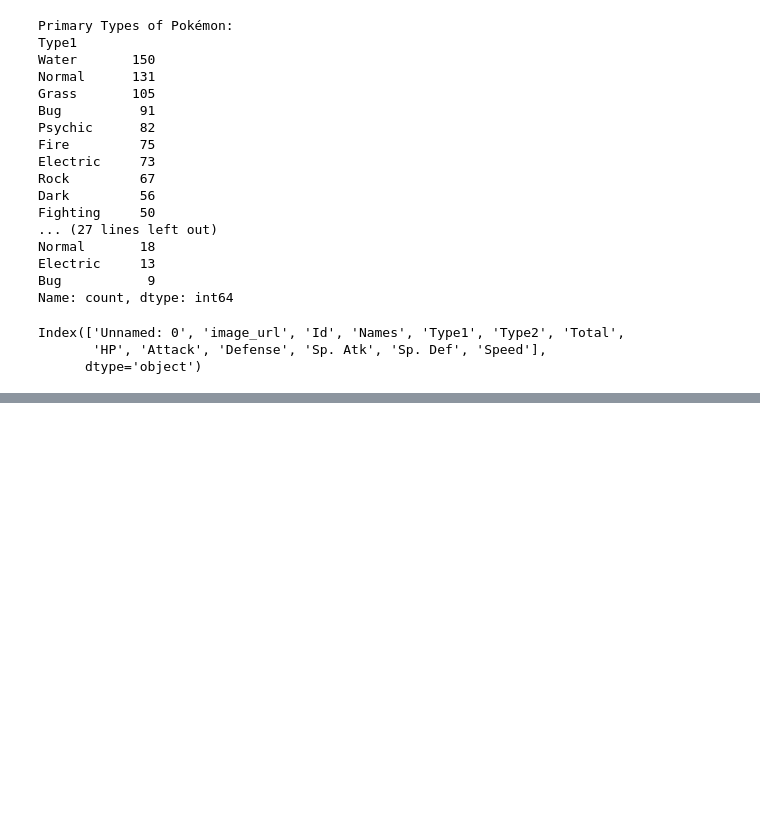
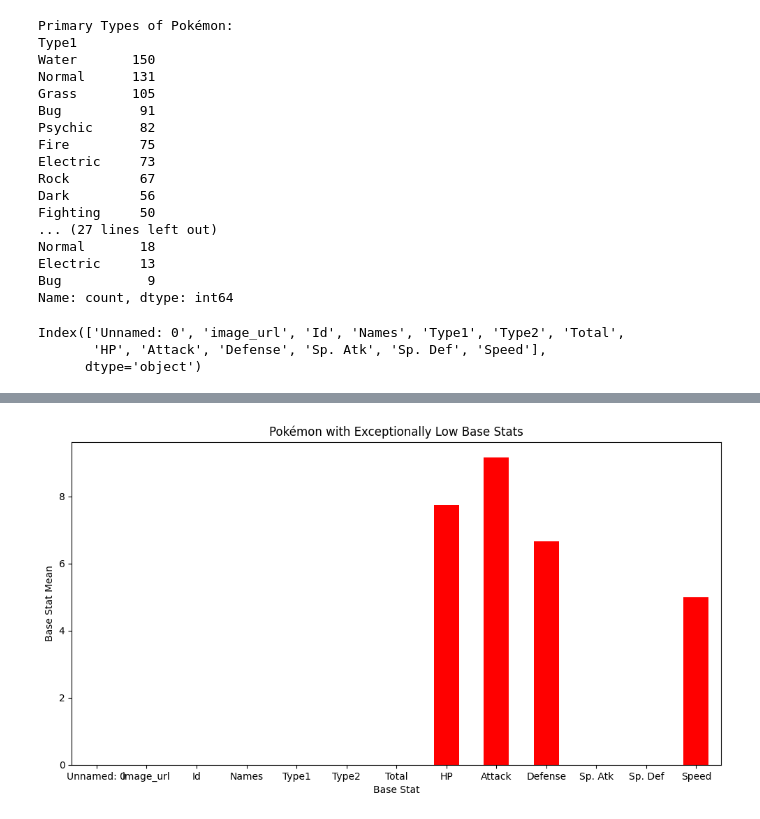
Before and after one commit to jerrymusaga/pokemon, a Jupyter notebook: pokemon.ipynb, the cells around one changed output, grey strips where cells are left out. Drawn from its saved outputs; the diff is of its cells as text; code cells hidden in the pictures; blank space fills up the shorter version.

```diff
--- a/pokemon.ipynb
+++ b/pokemon.ipynb
@@ -201,0 +249,11 @@ plt.show()
+# %%
+# Visualize Pokémon with low base stats
+plt.figure(figsize=(12, 6))
+plt.title('Pokémon with Exceptionally Low Base Stats')
+low_stats.mean().plot(kind='bar', color='red')
+plt.ylabel('Base Stat Mean')
+plt.xlabel('Base Stat')
+plt.xticks(rotation=0)
+plt.show()
+# %% [output]
+[figure, added]
```
Also changed, not shown: parts of 8 cells of this notebook.
